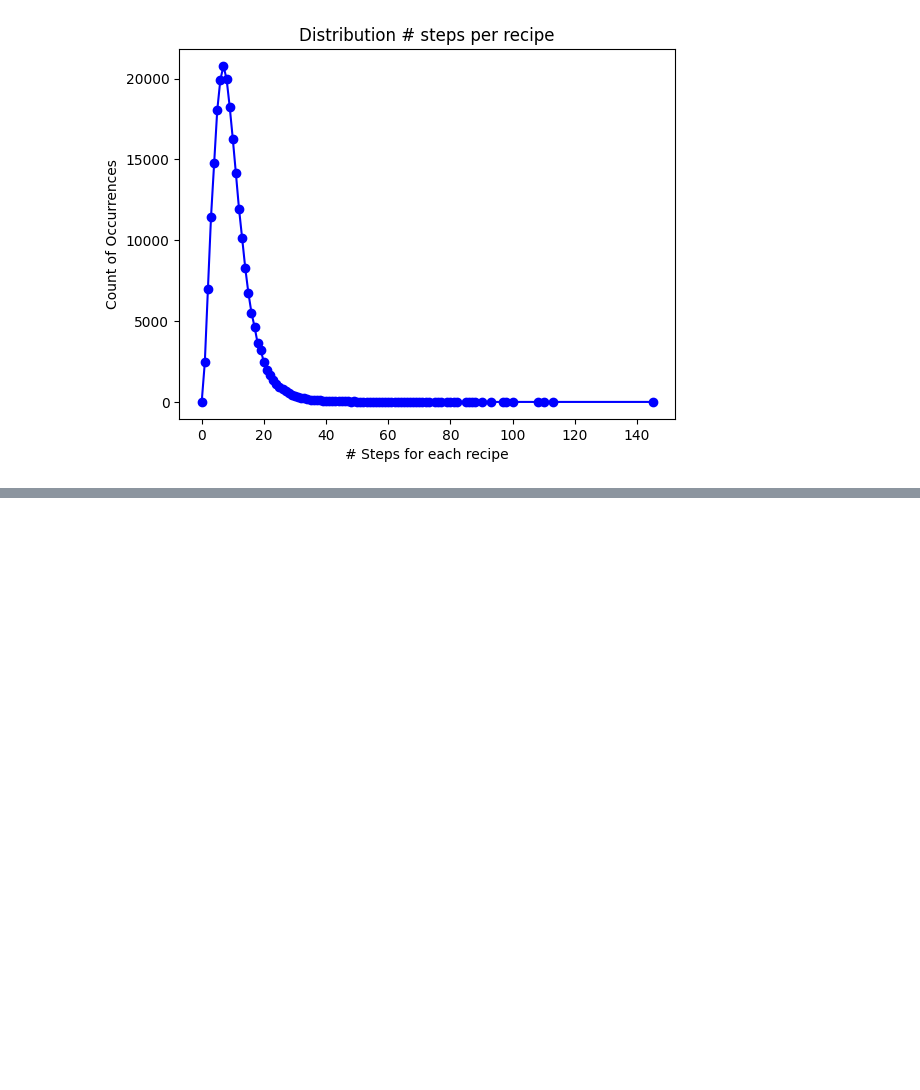
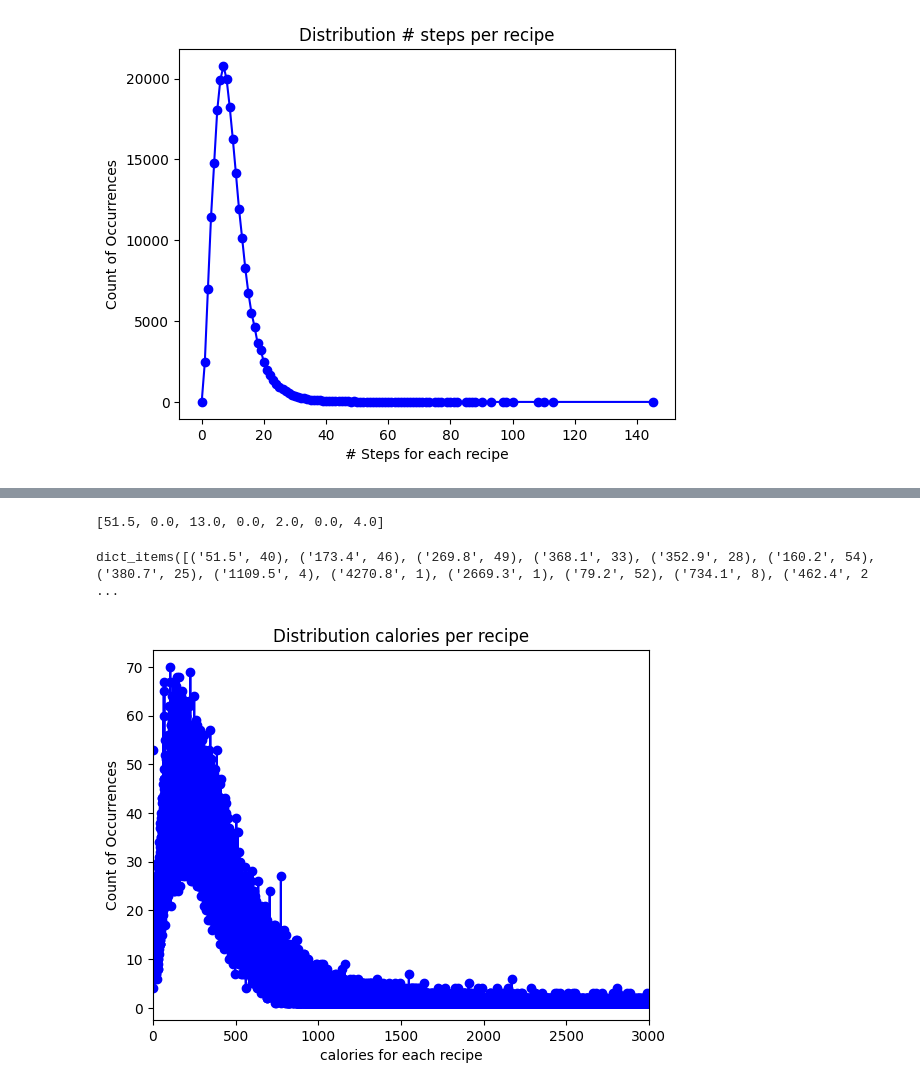
Before and after one commit to kevindo0720/Recommender-System-to-Predict-Users-Ratings-Based-on-Past-Reviews, a Jupyter notebook: P_exploreDataSet.ipynb, the cells around one changed output, grey strips where cells are left out. Cells and saved outputs as stored; diff of their text form; code cells hidden in the pictures; blank space fills up the shorter version.

```diff
--- a/P_exploreDataSet.ipynb
+++ b/P_exploreDataSet.ipynb
@@ -86,0 +104,4 @@ defaultdict(<class 'int'>, {11: 14131, 9: 18265, 6: 19927, 5: 18047, 4: 14753, 1
+# %%
+print(nutrition[0])
+# %% [output]
+[51.5, 0.0, 13.0, 0.0, 2.0, 0.0, 4.0]
@@ -86,0 +117,41 @@ defaultdict(<class 'int'>, {11: 14131, 9: 18265, 6: 19927, 5: 18047, 4: 14753, 1
+# %%
+for x in nutrition:
+    i = x.strip("[]").replace(",", "").split()
+    calories.append(float(i[0]))
+    total_fat.append(float(i[1]))
+    sugar.append(float(i[2]))
+    sodium.append(float(i[3]))
+    protien.append(float(i[4]))
+    saturated_fat.append(float(i[5]))
+    carbohydrates.append(float(i[6]))
+# %%
+def visualize(currList, label, window = 0):
+        #visualizing distribution of nsteps
+        dict_freq = defaultdict(int)
+        for i in currList:
+                dict_freq[i] += 1
+
+        print(dict_freq.items())
+        sorted_dict_freq = sorted(dict_freq.items(), key=lambda x: float(x[0]))
+
+        for i in sorted_dict_freq:
+                if type(i[0]) == type('string'):
+                        sorted_dict_freq.remove(i)
+
+        print(sorted_dict_freq)
+        plt.plot([x[0] for x in sorted_dict_freq], [x[1] for x in sorted_dict_freq], marker='o',color = 'blue')
+
+        # Add labels and title
+        plt.xlabel(label + ' for each recipe')
+        plt.ylabel('Count of Occurrences')
+        plt.title('Distribution ' + label + ' per recipe')
+        if window != 0:
+                plt.xlim(0,window)
+        # custom_intervals = [1, 10, 20, 30, 40, 50, 60, 70, 80]  # Modify this list according to your needs
+        # plt.xticks(custom_intervals)
+        plt.show()
+# %%
+visualize(calories, "calories", 3000)
+# %% [output]
+dict_items([('51.5', 40), ('173.4', 46), ('269.8', 49), ('368.1', 33), ('352.9', 28), ('160.2', 54), ('380.7', 25), ('1109.5', 4), ('4270.8', 1), ('2669.3', 1), ('79.2', 52), ('734.1', 8), ('462.4', 2 ...
+[figure, added]
```
Also changed, not shown: parts of 10 cells of this notebook, 1 other file.
